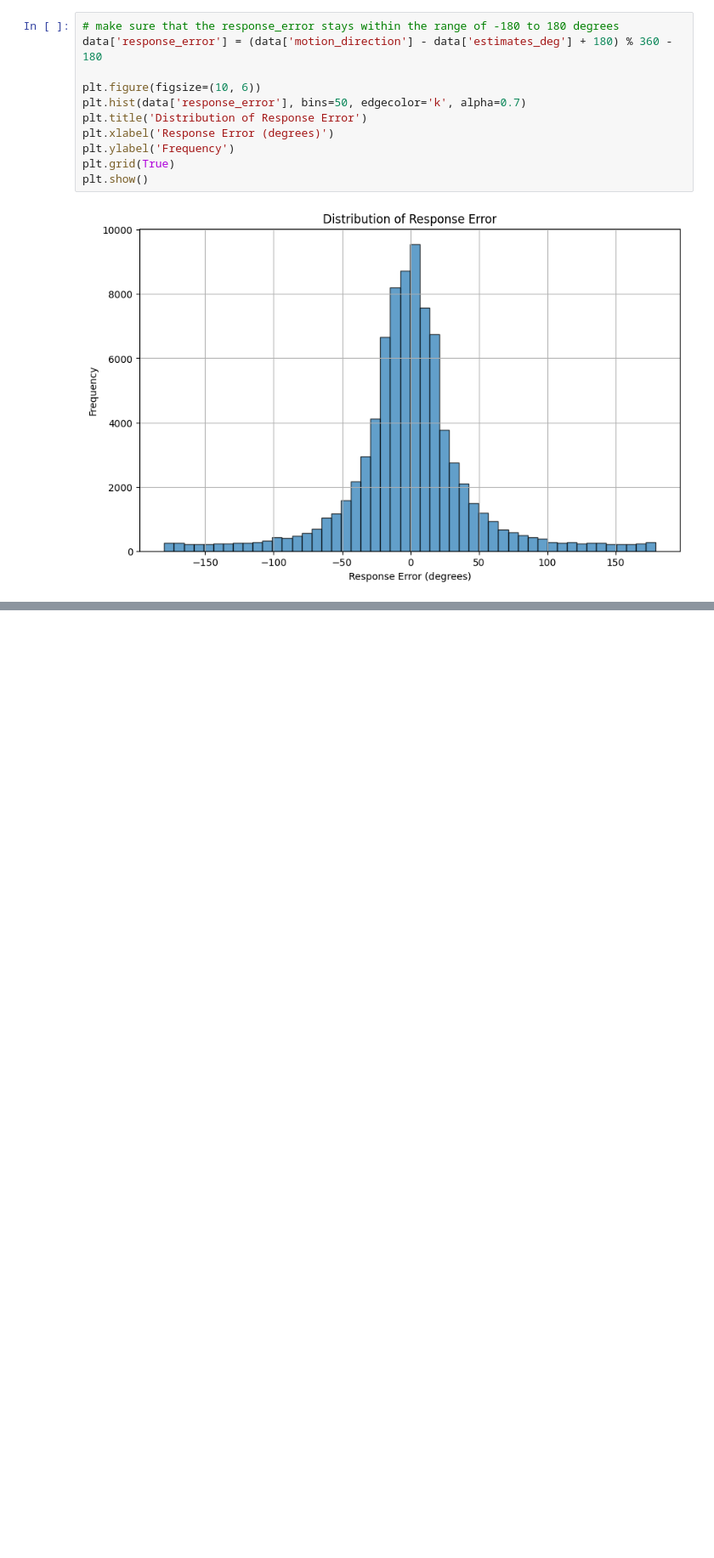
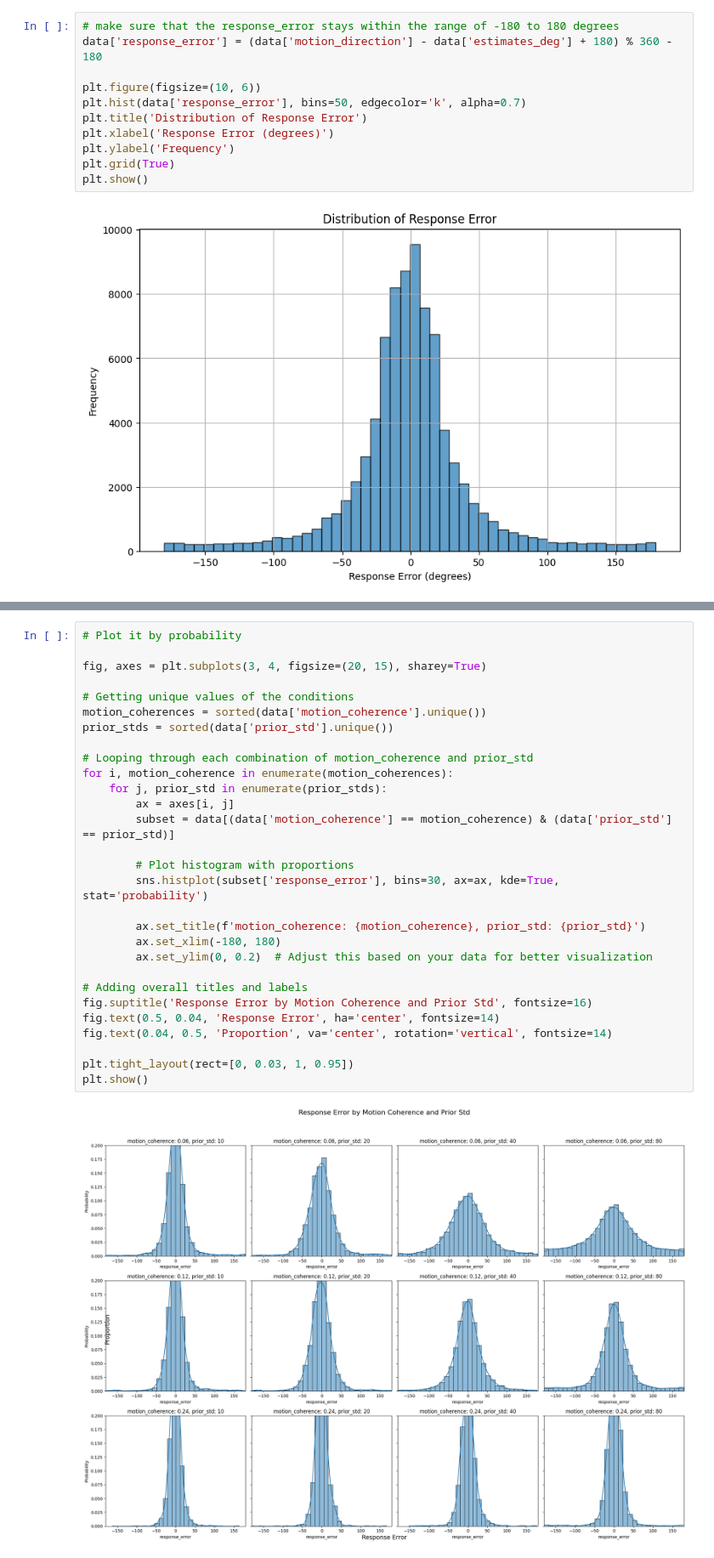
Before and after one commit to lucasbaldezzari/babesbayes-nma, a Jupyter notebook: coding/sepparateCodesForEachOfUs/Knowing_the_Data_Seohee.ipynb, the cells around one changed output, grey strips where cells are left out. Shown at 85% size. Drawn from its saved outputs; the diff is of its cells as text; blank space fills up the shorter version.

```diff
--- a/coding/sepparateCodesForEachOfUs/Knowing_the_Data_Seohee.ipynb
+++ b/coding/sepparateCodesForEachOfUs/Knowing_the_Data_Seohee.ipynb
@@ -817,0 +842,31 @@ plt.show()
+# %%
+# Plot it by probability
+
+fig, axes = plt.subplots(3, 4, figsize=(20, 15), sharey=True)
+
+# Getting unique values of the conditions
+motion_coherences = sorted(data['motion_coherence'].unique())
+prior_stds = sorted(data['prior_std'].unique())
+
+# Looping through each combination of motion_coherence and prior_std
+for i, motion_coherence in enumerate(motion_coherences):
+    for j, prior_std in enumerate(prior_stds):
+        ax = axes[i, j]
+        subset = data[(data['motion_coherence'] == motion_coherence) & (data['prior_std'] == prior_std)]
+
+        # Plot histogram with proportions
+        sns.histplot(subset['response_error'], bins=30, ax=ax, kde=True, stat='probability')
+
+        ax.set_title(f'motion_coherence: {motion_coherence}, prior_std: {prior_std}')
+        ax.set_xlim(-180, 180)
+        ax.set_ylim(0, 0.2)  # Adjust this based on your data for better visualization
+
+# Adding overall titles and labels
+fig.suptitle('Response Error by Motion Coherence and Prior Std', fontsize=16)
+fig.text(0.5, 0.04, 'Response Error', ha='center', fontsize=14)
+fig.text(0.04, 0.5, 'Proportion', va='center', rotation='vertical', fontsize=14)
+
+plt.tight_layout(rect=[0, 0.03, 1, 0.95])
+plt.show()
+# %% [output]
+[figure, added]
```
Also changed, not shown: parts of 5 cells of this notebook.
